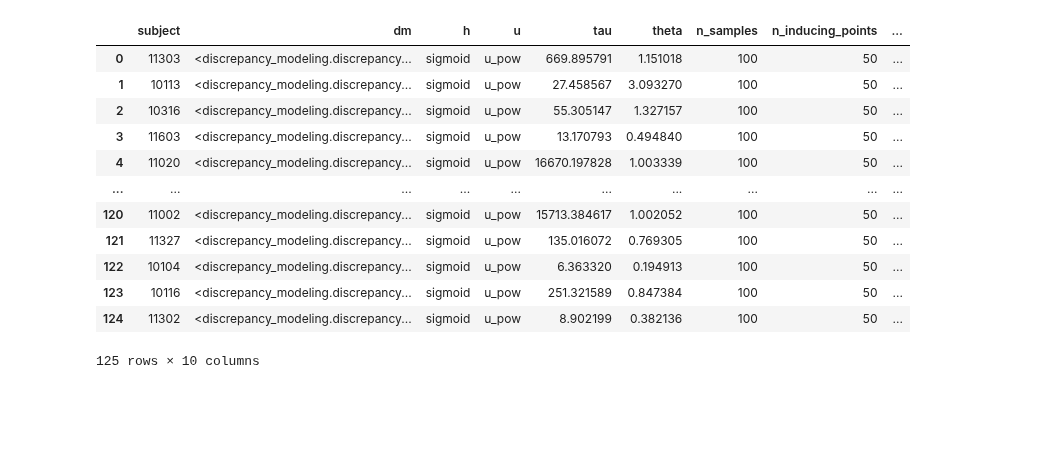
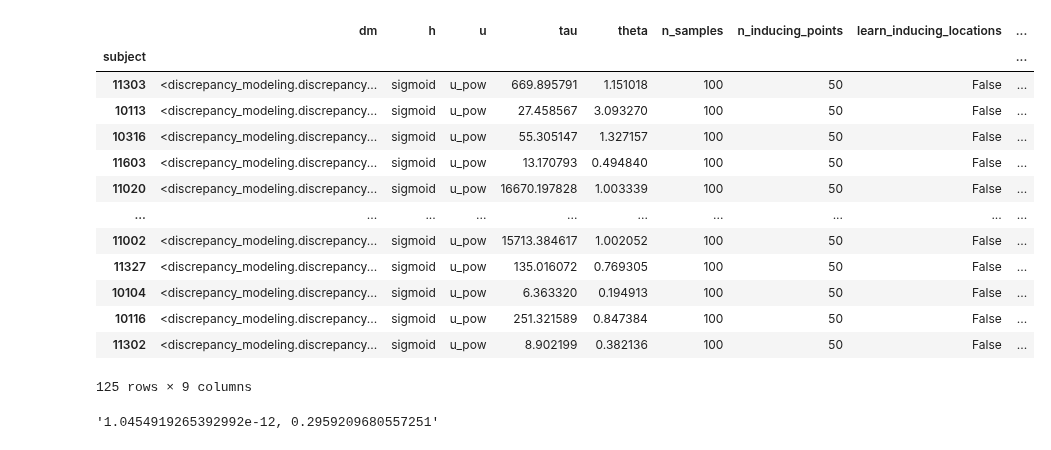
Before and after one commit to AurelienNioche/TransformedGP, a Jupyter notebook: risk_application/make-figures-CPC.ipynb, the cells around one changed output. Drawn from its saved outputs; the diff is of its cells as text; code cells hidden in the pictures; blank space fills up the shorter version.

```diff
--- a/risk_application/make-figures-CPC.ipynb
+++ b/risk_application/make-figures-CPC.ipynb
@@ -19,19 +24,22 @@ sns.set("paper")
 # %%
 # Loading
 df_dm = pd.read_pickle('bkp/dm_cpc.pkl')
 df_dm.dm = df_dm.dm.apply(lambda x: dill.loads(x))
+df_dm.index= df_dm.subject
+df_dm.drop("subject", axis=1, inplace=True)
 df_dm
 # %% [output]
-|  | subject | dm | h | u | tau | theta | n_samples | n_inducing_points | ... |
-| 0 | 11303 | <discrepancy_modeling.discrepancy... | sigmoid | u_pow | 669.895791 | 1.151018 | 100 | 50 | ... |
-| 1 | 10113 | <discrepancy_modeling.discrepancy... | sigmoid | u_pow | 27.458567 | 3.093270 | 100 | 50 | ... |
-| 2 | 10316 | <discrepancy_modeling.discrepancy... | sigmoid | u_pow | 55.305147 | 1.327157 | 100 | 50 | ... |
-| 3 | 11603 | <discrepancy_modeling.discrepancy... | sigmoid | u_pow | 13.170793 | 0.494840 | 100 | 50 | ... |
-| 4 | 11020 | <discrepancy_modeling.discrepancy... | sigmoid | u_pow | 16670.197828 | 1.003339 | 100 | 50 | ... |
+|  | dm | h | u | tau | theta | n_samples | n_inducing_points | learn_inducing_locations | ... |
+| subject |  |  |  |  |  |  |  |  | ... |
+| 11303 | <discrepancy_modeling.discrepancy... | sigmoid | u_pow | 669.895791 | 1.151018 | 100 | 50 | False | ... |
+| 10113 | <discrepancy_modeling.discrepancy... | sigmoid | u_pow | 27.458567 | 3.093270 | 100 | 50 | False | ... |
+| 10316 | <discrepancy_modeling.discrepancy... | sigmoid | u_pow | 55.305147 | 1.327157 | 100 | 50 | False | ... |
+| 11603 | <discrepancy_modeling.discrepancy... | sigmoid | u_pow | 13.170793 | 0.494840 | 100 | 50 | False | ... |
+| 11020 | <discrepancy_modeling.discrepancy... | sigmoid | u_pow | 16670.197828 | 1.003339 | 100 | 50 | False | ... |
 | ... | ... | ... | ... | ... | ... | ... | ... | ... | ... |
-| 120 | 11002 | <discrepancy_modeling.discrepancy... | sigmoid | u_pow | 15713.384617 | 1.002052 | 100 | 50 | ... |
-| 121 | 11327 | <discrepancy_modeling.discrepancy... | sigmoid | u_pow | 135.016072 | 0.769305 | 100 | 50 | ... |
-| 122 | 10104 | <discrepancy_modeling.discrepancy... | sigmoid | u_pow | 6.363320 | 0.194913 | 100 | 50 | ... |
-| 123 | 10116 | <discrepancy_modeling.discrepancy... | sigmoid | u_pow | 251.321589 | 0.847384 | 100 | 50 | ... |
-| 124 | 11302 | <discrepancy_modeling.discrepancy... | sigmoid | u_pow | 8.902199 | 0.382136 | 100 | 50 | ... |
+| 11002 | <discrepancy_modeling.discrepancy... | sigmoid | u_pow | 15713.384617 | 1.002052 | 100 | 50 | False | ... |
+| 11327 | <discrepancy_modeling.discrepancy... | sigmoid | u_pow | 135.016072 | 0.769305 | 100 | 50 | False | ... |
+| 10104 | <discrepancy_modeling.discrepancy... | sigmoid | u_pow | 6.363320 | 0.194913 | 100 | 50 | False | ... |
+| 10116 | <discrepancy_modeling.discrepancy... | sigmoid | u_pow | 251.321589 | 0.847384 | 100 | 50 | False | ... |
+| 11302 | <discrepancy_modeling.discrepancy... | sigmoid | u_pow | 8.902199 | 0.382136 | 100 | 50 | False | ... |
-125 rows × 10 columns
+125 rows × 9 columns
@@ -37,0 +68,4 @@ df_dm
+# %%
+f"{df_dm.disc_mean.min()}, {df_dm.disc_mean.max()}"
+# %% [output]
+'1.0454919265392992e-12, 0.2959209680557251'
```
Also changed, not shown: parts of 13 cells of this notebook, 19 other files.
